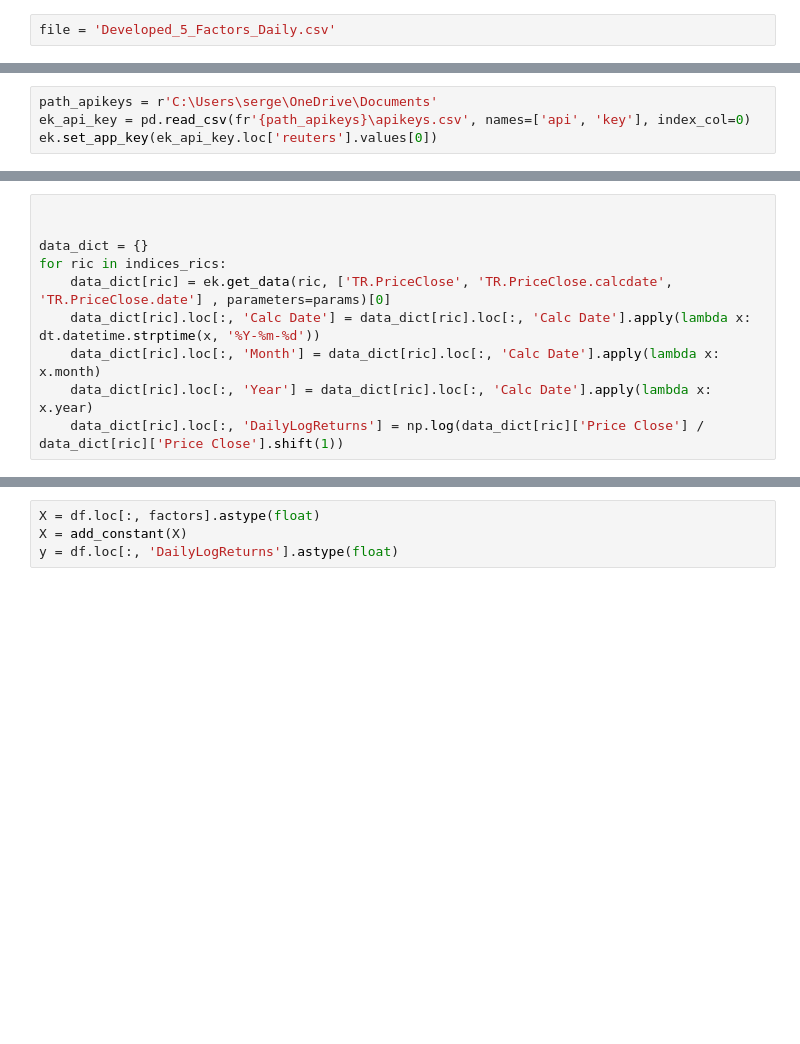
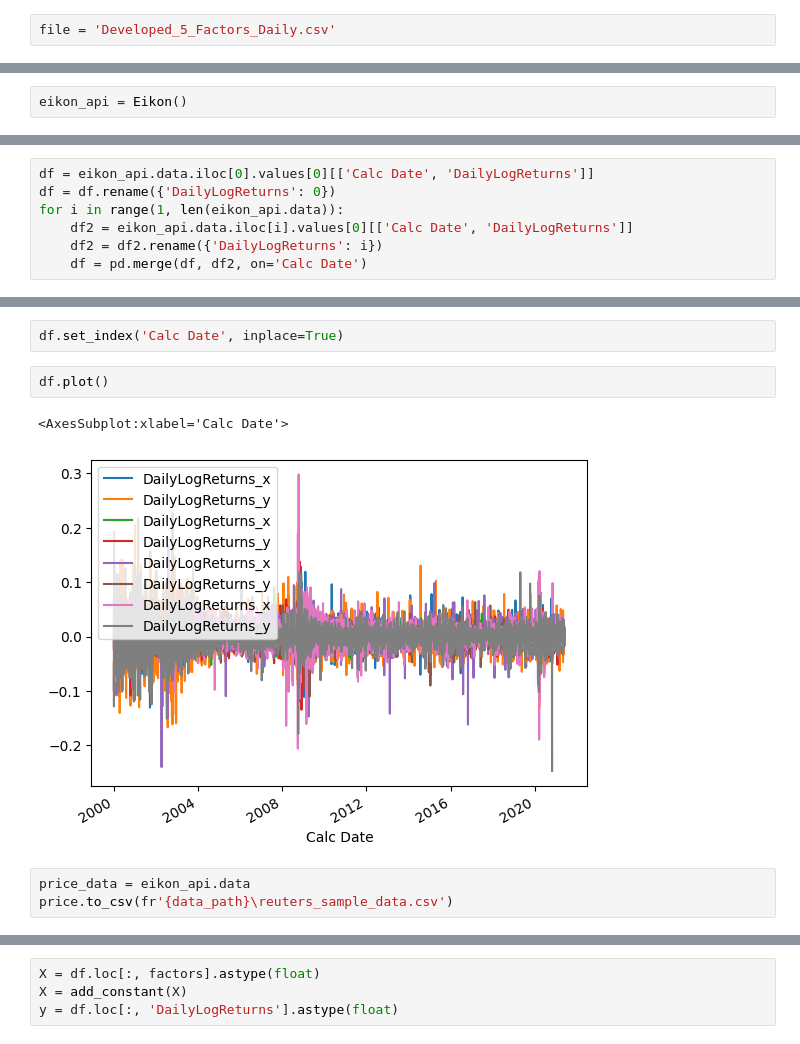
Before and after one commit to DeblueJenkins/portfolio_management, a Jupyter notebook: notebooks/fama-french-basic.ipynb, the cells around one changed output, grey strips where cells are left out. Cells and saved outputs as stored; diff of their text form; blank space fills up the shorter version.

```diff
--- a/notebooks/fama-french-basic.ipynb
+++ b/notebooks/fama-french-basic.ipynb
@@ -36,5 +30,3 @@ file = 'Developed_5_Factors_Daily.csv'
 # %%
-path_apikeys = r'C:\Users\serge\OneDrive\Documents'
-ek_api_key = pd.read_csv(fr'{path_apikeys}\apikeys.csv', names=['api', 'key'], index_col=0)
-ek.set_app_key(ek_api_key.loc['reuters'].values[0])
+eikon_api = Eikon()
 # %%
@@ -100,0 +122,7 @@ params = {
+# %%
+df = eikon_api.data.iloc[0].values[0][['Calc Date', 'DailyLogReturns']]
+df = df.rename({'DailyLogReturns': 0})
+for i in range(1, len(eikon_api.data)):
+    df2 = eikon_api.data.iloc[i].values[0][['Calc Date', 'DailyLogReturns']]
+    df2 = df2.rename({'DailyLogReturns': i})
+    df = pd.merge(df, df2, on='Calc Date')
@@ -101,13 +143,13 @@ params = {
+# %%
+df.set_index('Calc Date', inplace=True)
+# %%
+df.plot()
+# %% [output]
+<AxesSubplot:xlabel='Calc Date'>
+[figure, added]
 # %%
-
-
-data_dict = {}
-for ric in indices_rics:
-    data_dict[ric] = ek.get_data(ric, ['TR.PriceClose', 'TR.PriceClose.calcdate', 'TR.PriceClose.date'] , parameters=params)[0]
-    data_dict[ric].loc[:, 'Calc Date'] = data_dict[ric].loc[:, 'Calc Date'].apply(lambda x: dt.datetime.strptime(x, '%Y-%m-%d'))
-    data_dict[ric].loc[:, 'Month'] = data_dict[ric].loc[:, 'Calc Date'].apply(lambda x: x.month)
-    data_dict[ric].loc[:, 'Year'] = data_dict[ric].loc[:, 'Calc Date'].apply(lambda x: x.year)
-    data_dict[ric].loc[:, 'DailyLogReturns'] = np.log(data_dict[ric]['Price Close'] / data_dict[ric]['Price Close'].shift(1))
+price_data = eikon_api.data
+price.to_csv(fr'{data_path}\reuters_sample_data.csv')
 # %%
 ric = indices_rics[1]
 print(ric)
```
Also changed, not shown: parts of 24 cells of this notebook, 3 other files.
